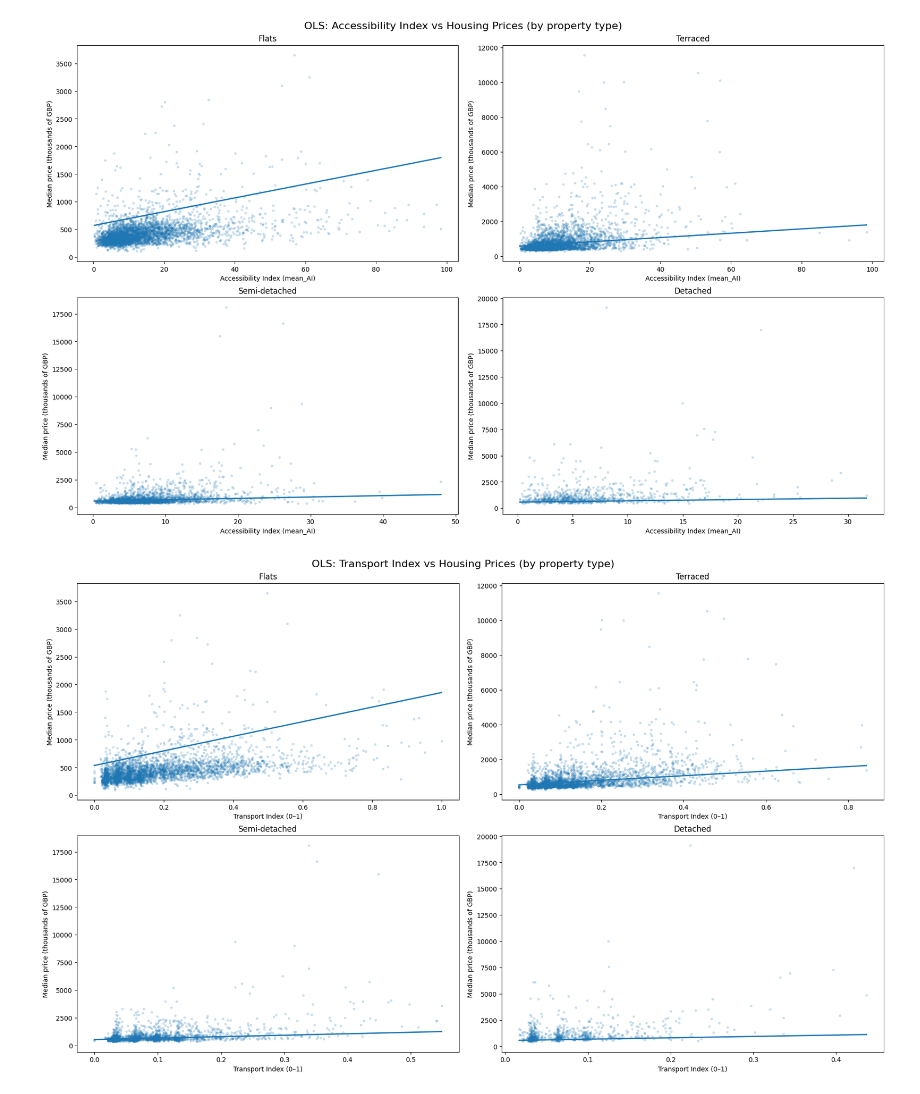
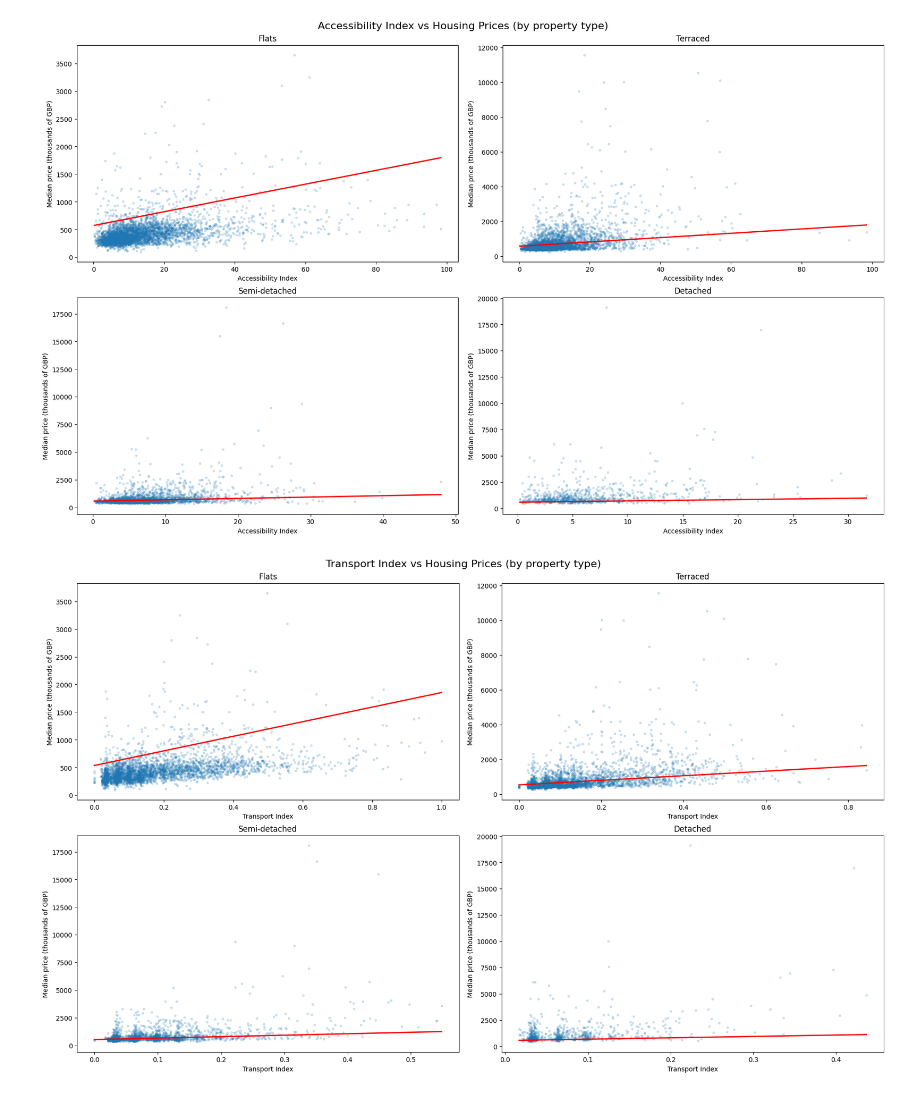
Before and after one commit to nurali077n/QM2, a Jupyter notebook: OLS.ipynb, the cells around one changed output. Saved outputs shown, nothing was run; the diff lists cells and outputs as text; code cells hidden in the pictures.

```diff
--- a/OLS.ipynb
+++ b/OLS.ipynb
@@ -121,7 +121,7 @@ def plot_ols_by_property_type(
 
         # Line: predicted (sort x for a clean line)
         sub_sorted = sub.sort_values(by=xcol)
-        ax.plot(sub_sorted[xcol], sub_sorted["predicted_price"], linewidth=2)
+        ax.plot(sub_sorted[xcol], sub_sorted["predicted_price"], linewidth=2, color='red')
 
         title = PROPERTY_LABELS.get(ptype, f"Property type: {ptype}")
         ax.set_title(title)
@@ -132,37 +132,37 @@ def plot_ols_by_property_type(
     for j in range(i + 1, len(axes)):
         axes[j].axis("off")
 
     fig.suptitle(fig_title, fontsize=16)
     plt.show()
 
 
 # -----------------------------
 # 7) Produce the 3 figures (one per index)
 # -----------------------------
 
 # (A) Accessibility Index OLS visualisation
 plot_ols_by_property_type(
     df=df_ai,
     xcol="mean_AI",
-    fig_title="OLS: Accessibility Index vs Housing Prices (by property type)",
-    x_label="Accessibility Index (mean_AI)"
+    fig_title="Accessibility Index vs Housing Prices (by property type)",
+    x_label="Accessibility Index"
 )
 
 # (B) Transport Index OLS visualisation
 plot_ols_by_property_type(
     df=df_tr,
     xcol="transport_index",
-    fig_title="OLS: Transport Index vs Housing Prices (by property type)",
-    x_label="Transport Index (0–1)"
+    fig_title="Transport Index vs Housing Prices (by property type)",
+    x_label="Transport Index"
 )
 
 # (C) PTAL OLS visualisation (using recoded numeric PTAL)
 plot_ols_by_property_type(
     df=df_pt,
     xcol="PTAL_num",
-    fig_title="OLS: PTAL vs Housing Prices (by property type)",
+    fig_title="PTAL vs Housing Prices (by property type)",
     x_label="PTAL (1a..6b recoded to 1..8)"
 )
 # %% [output]
-[figure, old version]
+[figure, new version]
-[figure, old version]
+[figure, new version]
```
Also changed, not shown: parts of 1 cell of this notebook.
